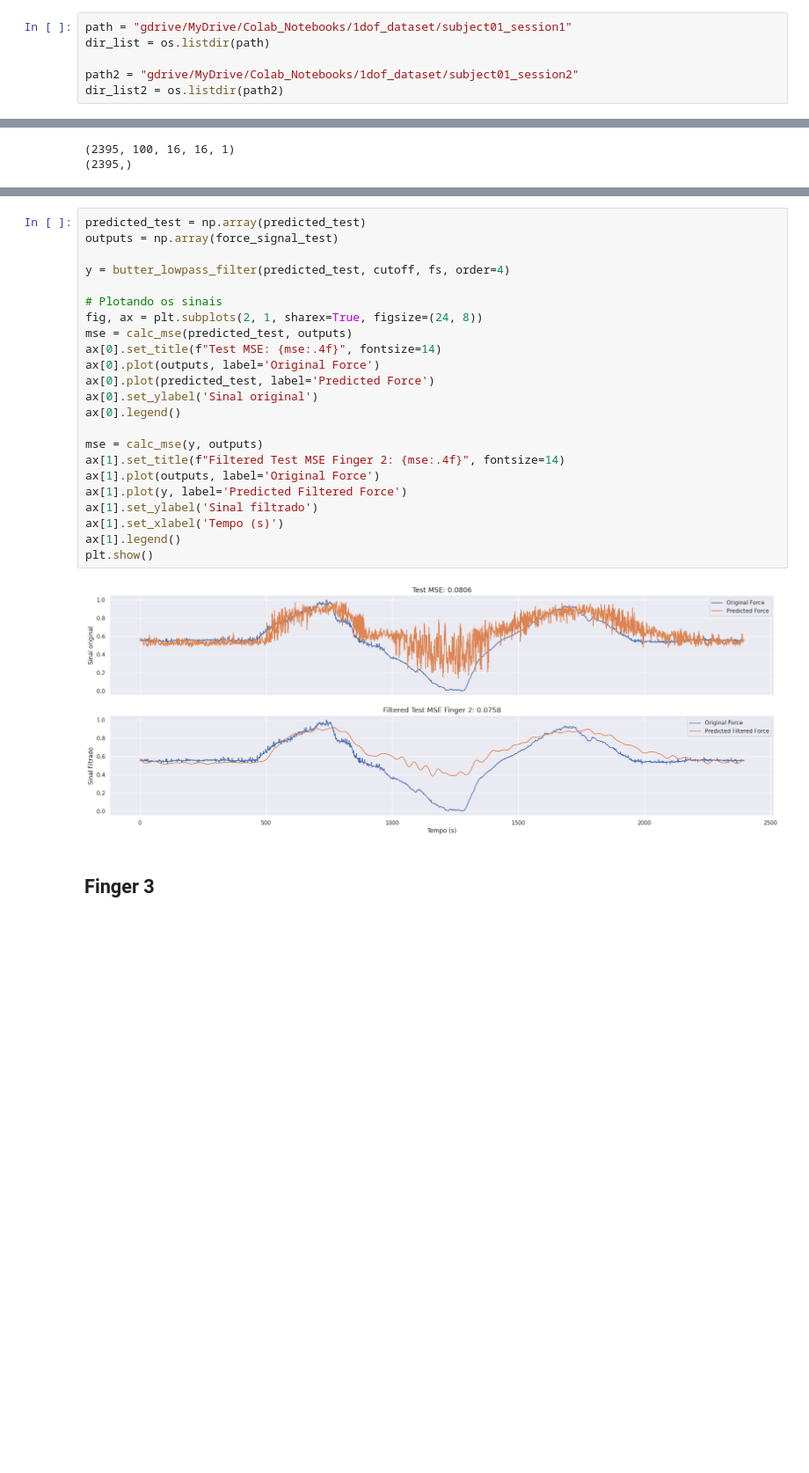
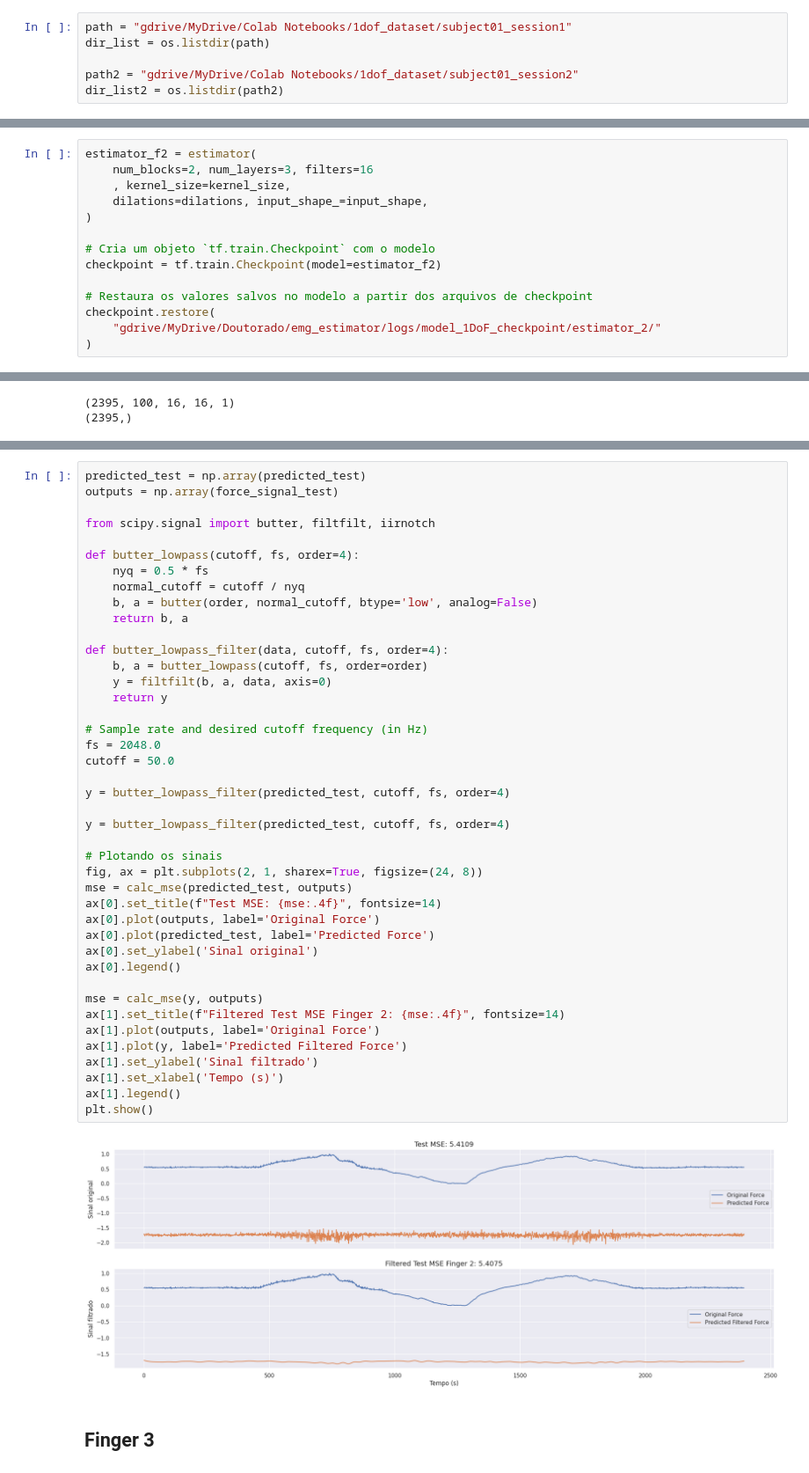
Before and after one commit to lujoba/emg_estimator, a Jupyter notebook: notebooks/training_models.ipynb, the cells around one changed output, grey strips where cells are left out. Shown at 88% size. Saved outputs shown, nothing was run; the diff lists cells and outputs as text; blank space fills up the shorter version.

```diff
--- a/notebooks/training_models.ipynb
+++ b/notebooks/training_models.ipynb
@@ -38,10 +38,10 @@ from models.data_augmentation import *
 # %% [markdown]
 ## Create paths
 # %%
-path = "gdrive/MyDrive/Colab_Notebooks/1dof_dataset/subject01_session1"
+path = "gdrive/MyDrive/Colab Notebooks/1dof_dataset/subject01_session1"
 dir_list = os.listdir(path)
 
-path2 = "gdrive/MyDrive/Colab_Notebooks/1dof_dataset/subject01_session2"
+path2 = "gdrive/MyDrive/Colab Notebooks/1dof_dataset/subject01_session2"
 dir_list2 = os.listdir(path2)
 # %% [markdown]
 ## Create the datasets
@@ -682,0 +692,14 @@ ax.legend(['Train', 'Validation'])
+# %%
+estimator_f2 = estimator(
+    num_blocks=2, num_layers=3, filters=16
+    , kernel_size=kernel_size,
+    dilations=dilations, input_shape_=input_shape,
+)
+
+# Cria um objeto `tf.train.Checkpoint` com o modelo
+checkpoint = tf.train.Checkpoint(model=estimator_f2)
+
+# Restaura os valores salvos no modelo a partir dos arquivos de checkpoint
+checkpoint.restore(
+    "gdrive/MyDrive/Doutorado/emg_estimator/logs/model_1DoF_checkpoint/estimator_2/"
+)
@@ -714,28 +739,47 @@ r^2: 0.47709888970335534
 # %%
 predicted_test = np.array(predicted_test)
 outputs = np.array(force_signal_test)
+
+from scipy.signal import butter, filtfilt, iirnotch
+
+def butter_lowpass(cutoff, fs, order=4):
+    nyq = 0.5 * fs
+    normal_cutoff = cutoff / nyq
+    b, a = butter(order, normal_cutoff, btype='low', analog=False)
+    return b, a
+
+def butter_lowpass_filter(data, cutoff, fs, order=4):
+    b, a = butter_lowpass(cutoff, fs, order=order)
+    y = filtfilt(b, a, data, axis=0)
+    return y
+
+# Sample rate and desired cutoff frequency (in Hz)
+fs = 2048.0
+cutoff = 50.0
+
+y = butter_lowpass_filter(predicted_test, cutoff, fs, order=4)
 
 y = butter_lowpass_filter(predicted_test, cutoff, fs, order=4)
 
 # Plotando os sinais
 fig, ax = plt.subplots(2, 1, sharex=True, figsize=(24, 8))
 mse = calc_mse(predicted_test, outputs)
 ax[0].set_title(f"Test MSE: {mse:.4f}", fontsize=14)
 ax[0].plot(outputs, label='Original Force')
 ax[0].plot(predicted_test, label='Predicted Force')
 ax[0].set_ylabel('Sinal original')
 ax[0].legend()
 
 mse = calc_mse(y, outputs)
 ax[1].set_title(f"Filtered Test MSE Finger 2: {mse:.4f}", fontsize=14)
 ax[1].plot(outputs, label='Original Force')
 ax[1].plot(y, label='Predicted Filtered Force')
 ax[1].set_ylabel('Sinal filtrado')
 ax[1].set_xlabel('Tempo (s)')
 ax[1].legend()
 plt.show()
 # %% [output]
-[figure, old version]
+[figure, new version]
 # %% [markdown]
 ## Finger 3
 # %%
```
Also changed, not shown: parts of 33 cells of this notebook, 25 other files.
